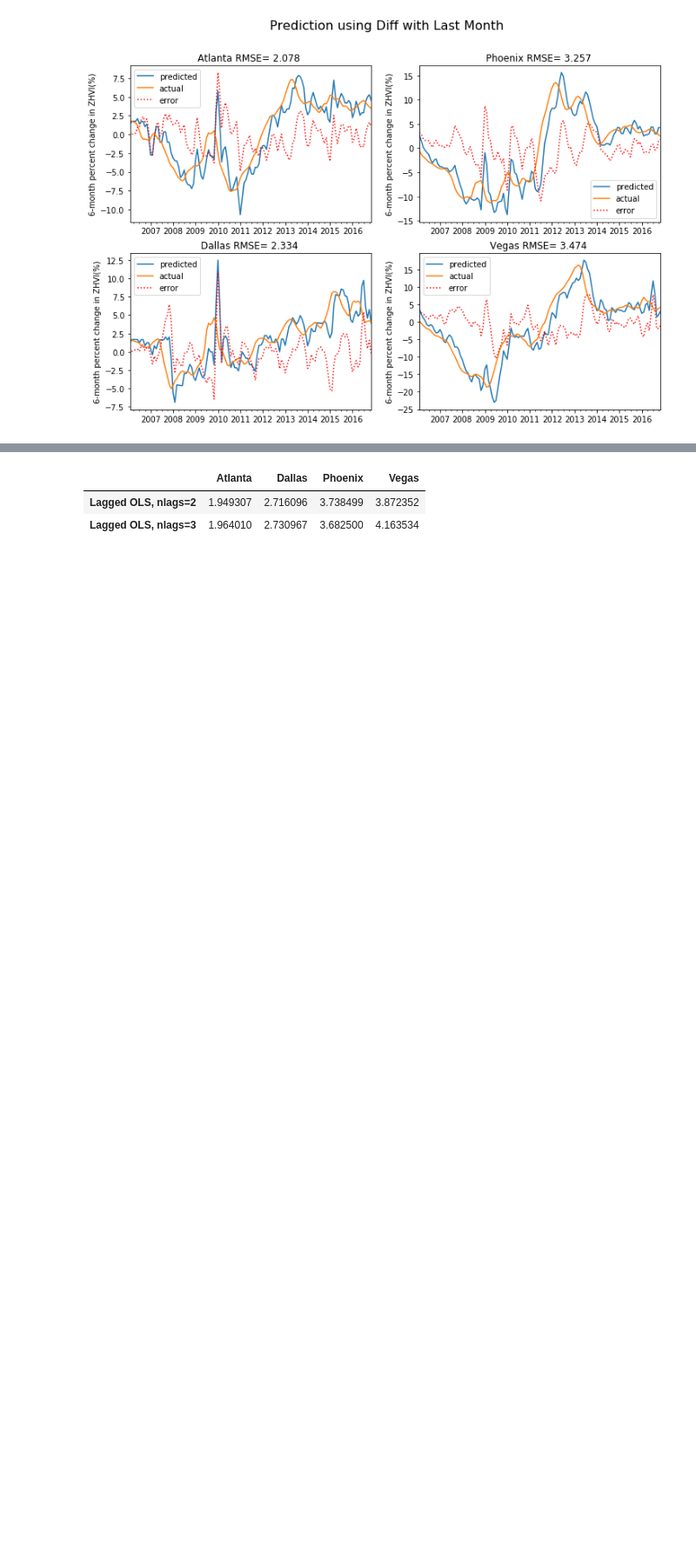
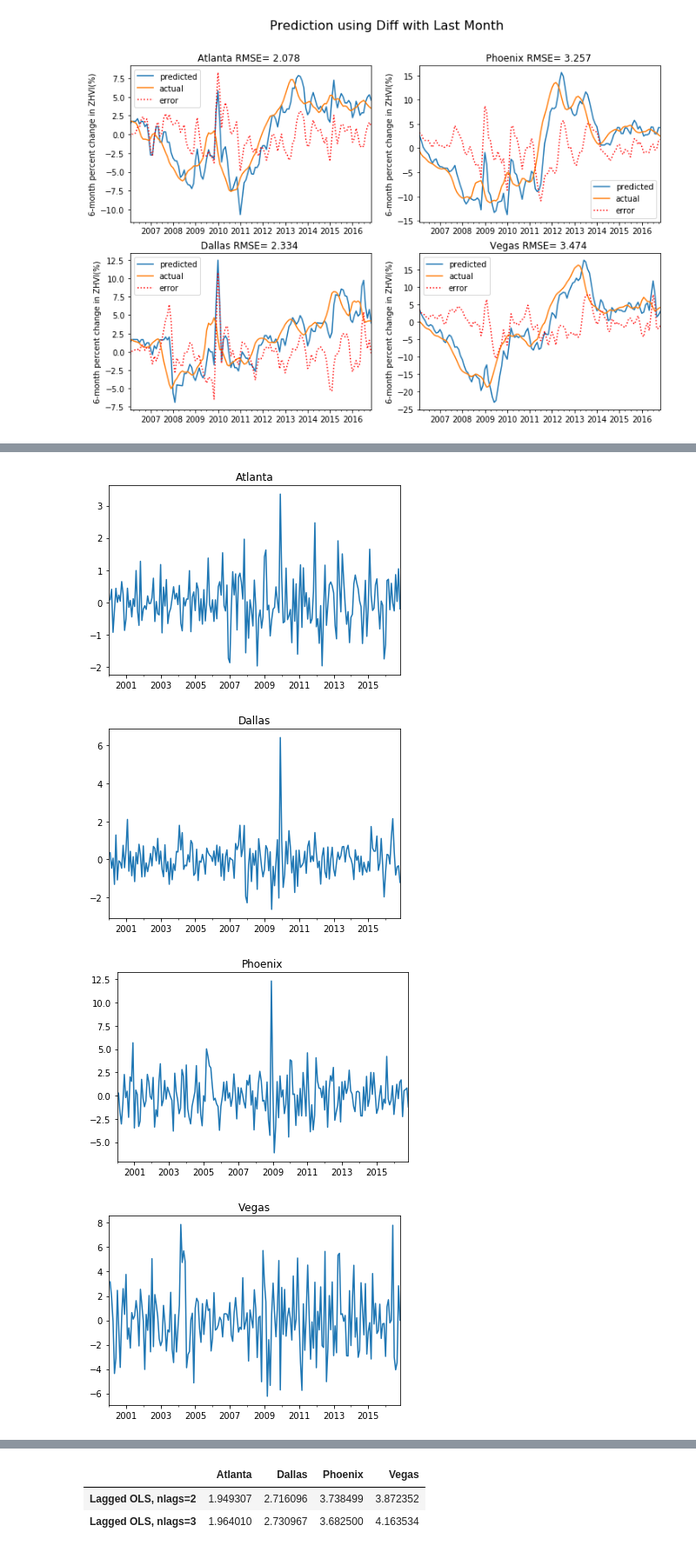
Before and after one commit to kkwteh/cdips_hpi_forecast, a Jupyter notebook: RandForest.ipynb, the cells around one changed output, grey strips where cells are left out. Shown at 87% size. Saved outputs shown, nothing was run; the diff lists cells and outputs as text; code cells hidden in the pictures; blank space fills up the shorter version.

```diff
--- a/RandForest.ipynb
+++ b/RandForest.ipynb
@@ -156,0 +177,10 @@ Name: Lagged OLS, nlags=6, dtype: float64
+# %%
+for city in cityList:
+    plt.figure()
+    arimaResidual[city].diff().plot()
+    plt.title(city)
+# %% [output]
+[figure, added]
+[figure, added]
+[figure, added]
+[figure, added]
```
Also changed, not shown: parts of 15 cells of this notebook, 1 other file.
